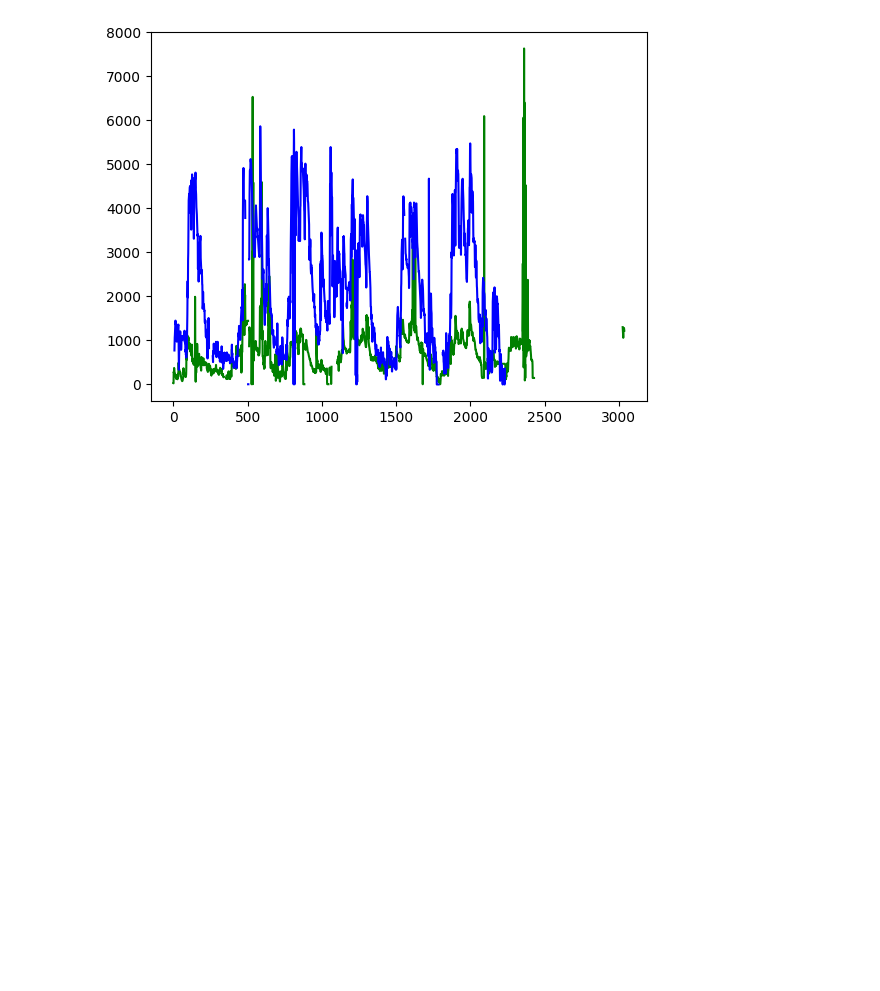
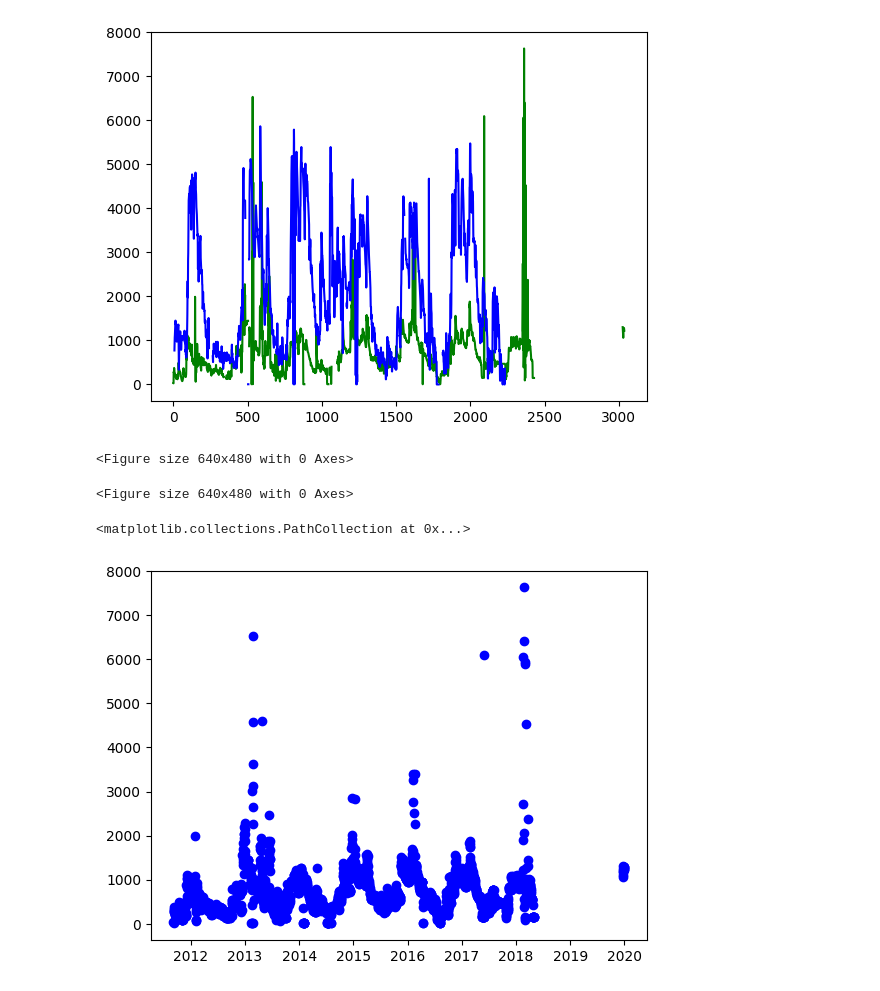
Before and after one commit to Larissa0403/ENS410064, a Jupyter notebook: nitrato código certo.ipynb, the cells around one changed output. Cells and saved outputs as stored; diff of their text form; code cells hidden in the pictures; blank space fills up the shorter version.

```diff
--- a/nitrato código certo.ipynb
+++ b/nitrato código certo.ipynb
@@ -93,3 +93,23 @@ df['NO3-N_ugL_YHZ'].plot(color='blue')
 # %% [output]
 <Axes: >
 [figure]
+# %%
+# Suponha que você tenha um DataFrame do Pandas com duas colunas, uma com datas e outra com valores
+# Substitua estas listas pelos seus próprios dados
+datas = df['date']
+valores = df['NO3-N_ugL_YRZ']
+# %%
+# Converter as datas para o formato apropriado (datetime)
+datas = pd.to_datetime(datas)
+# %%
+# Criar um gráfico de dispersão
+import matplotlib.pyplot as plt
+plt.figure()
+# %% [output]
+<Figure size 640x480 with 0 Axes>
+<Figure size 640x480 with 0 Axes>
+# %%
+plt.scatter(datas, valores, label='NO3-N_ugL_YRZ', color='b', marker='o')
+# %% [output]
+<matplotlib.collections.PathCollection at 0x...>
+[figure, added]
```
